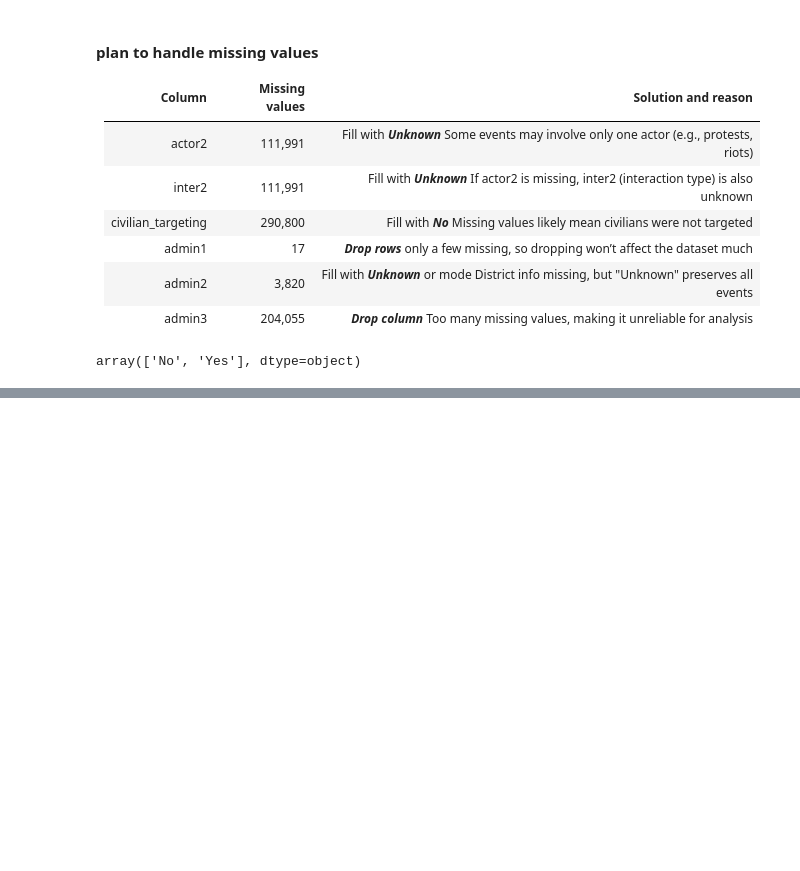
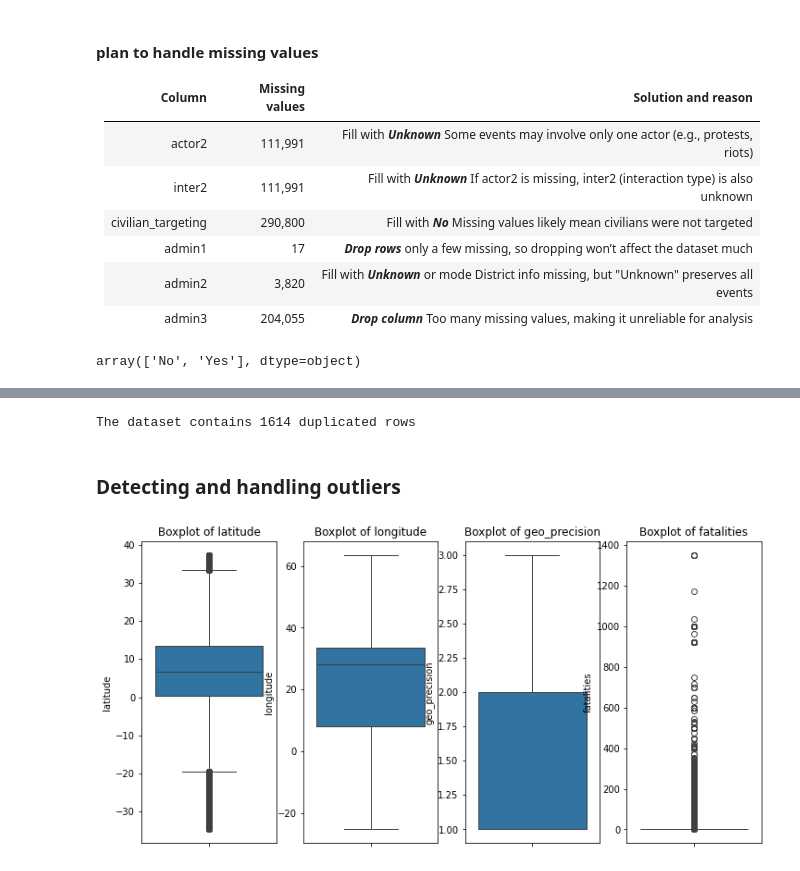
Before and after one commit to Collz472/DSF-PT08P5-GROUP-11-CAPSTONE-PROJECT, a Jupyter notebook: Conflict_Prediction_Model_in_Africa.ipynb, the cells around one changed output, grey strips where cells are left out. Cells and saved outputs as stored; diff of their text form; code cells hidden in the pictures; blank space fills up the shorter version.

```diff
--- a/Conflict_Prediction_Model_in_Africa.ipynb
+++ b/Conflict_Prediction_Model_in_Africa.ipynb
@@ -344,3 +314,12 @@ df['civilian_targeting'] = df['civilian_targeting'].replace({'Civilian targeting
 df['civilian_targeting'].unique()
 # %% [output]
 array(['No', 'Yes'], dtype=object)
+# %%
+"""
+The civilian_targeting has two entries NO and civilian_targeting, for a better readibility
+replacing civilian_targeting with yes will be the enhance the readability of this column
+"""
+# replace civilian_targeting with Yes
+df['civilian_targeting'] = df['civilian_targeting'].replace({'Civilian targeting': 'Yes'})
+# preview changes
+df['civilian_targeting'].unique()
@@ -346,0 +328,5 @@ array(['No', 'Yes'], dtype=object)
+# %%
+# droping nan values and dropping column
+df.dropna(subset=['admin1'], inplace=True)
+# drop column
+#df.drop('assoc_actor_2', axis=1, inplace=True)
@@ -346,0 +358,19 @@ array(['No', 'Yes'], dtype=object)
+# %%
+# checking for duplicates
+print(f"The dataset contains {df.duplicated().sum()} duplicated rows")
+# %% [output]
+The dataset contains 1614 duplicated rows
+# %% [markdown]
+### Detecting and handling outliers
+# %%
+# Select numerical columns
+num_cols = ['latitude', 'longitude', 'geo_precision', 'fatalities']
+# Plot boxplots
+plt.figure(figsize=(12, 6))
+for i, col in enumerate(num_cols):
+    plt.subplot(1, len(num_cols), i + 1)
+    sns.boxplot(y=df[col])
+    plt.title(f'Boxplot of {col}')
+plt.show()
+# %% [output]
+[figure, added]
```
Also changed, not shown: parts of 46 cells of this notebook.
